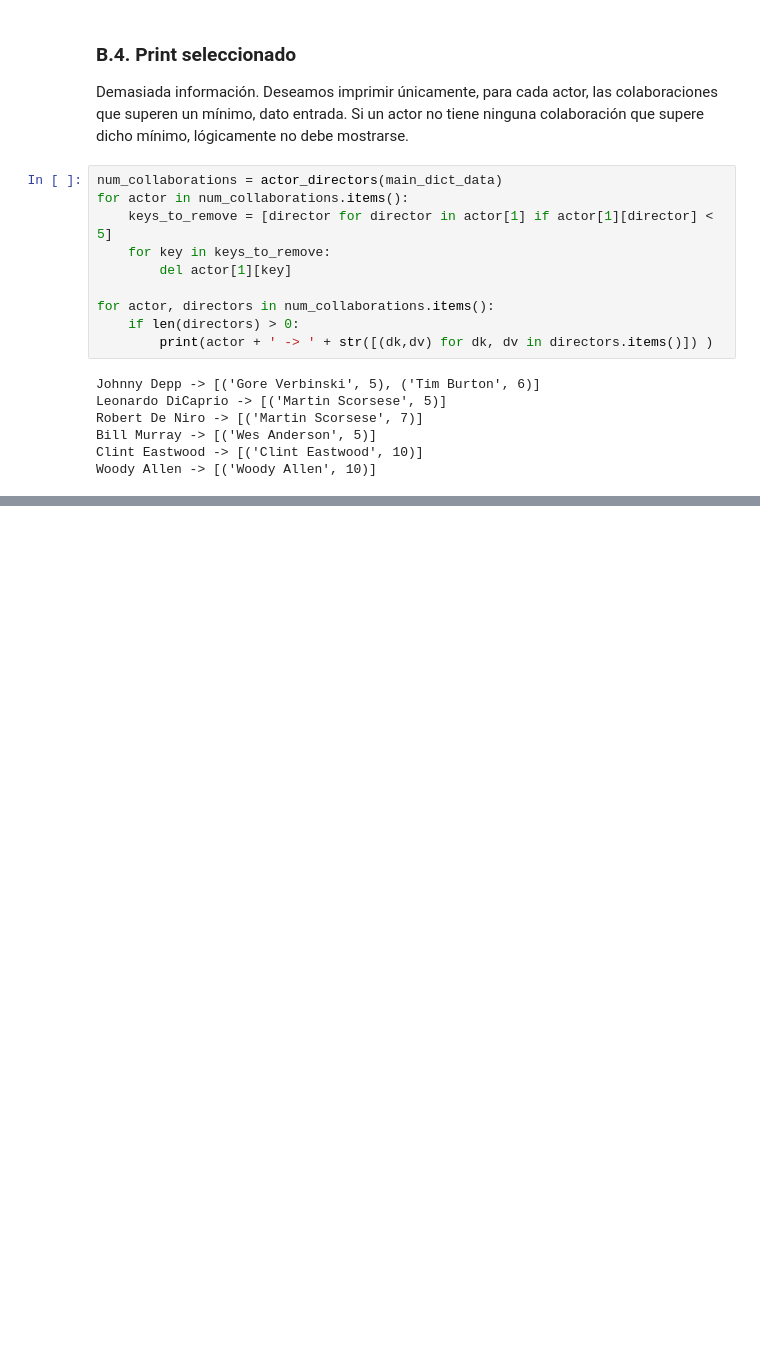
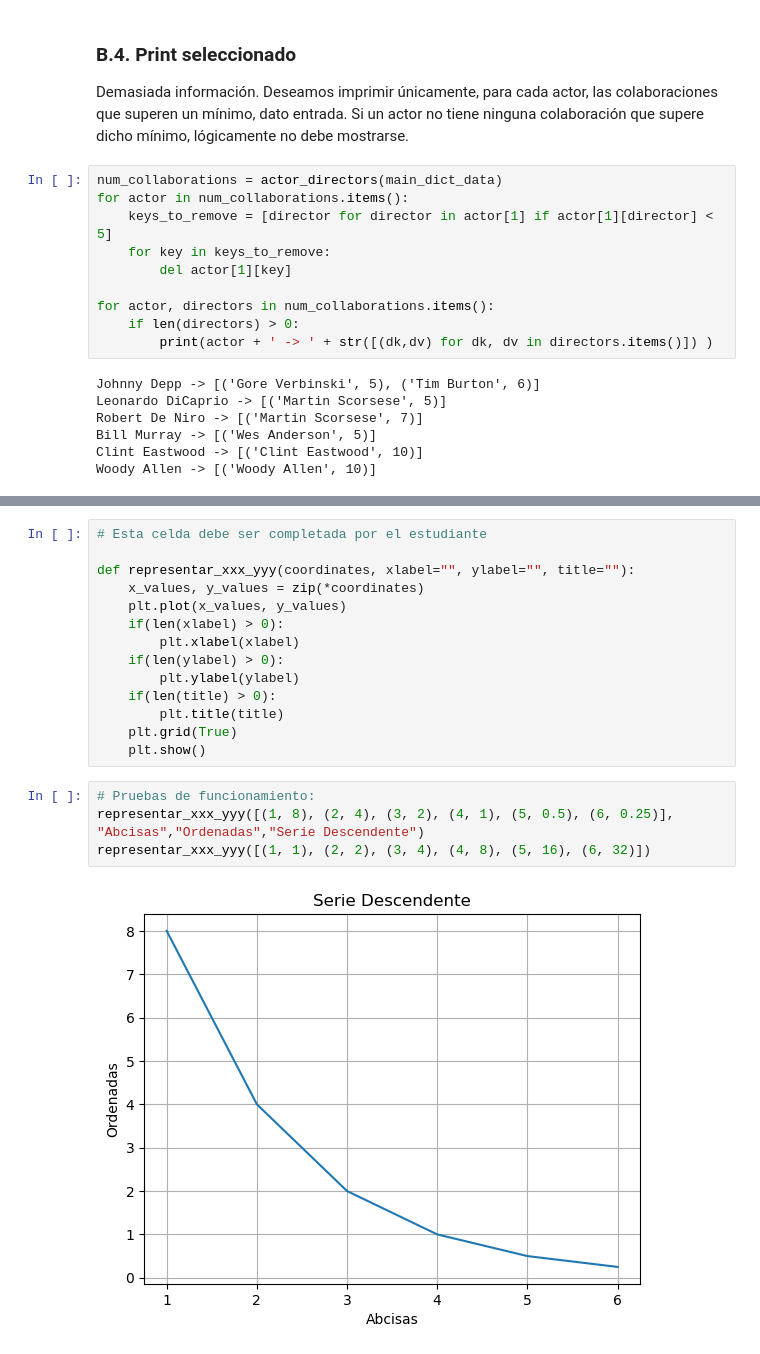
Before and after one commit to PabloPaezSheridan/FilmDataAnalysis, a Jupyter notebook: solution/film_analysis.ipynb, the cells around one changed output, grey strips where cells are left out. Cells and saved outputs as stored; diff of their text form; blank space fills up the shorter version.

```diff
--- a/solution/film_analysis.ipynb
+++ b/solution/film_analysis.ipynb
@@ -368,0 +380,20 @@ Woody Allen -> [('Woody Allen', 10)]
+# %%
+# Esta celda debe ser completada por el estudiante
+
+def representar_xxx_yyy(coordinates, xlabel="", ylabel="", title=""):
+    x_values, y_values = zip(*coordinates)
+    plt.plot(x_values, y_values)
+    if(len(xlabel) > 0):
+        plt.xlabel(xlabel)
+    if(len(ylabel) > 0):
+        plt.ylabel(ylabel)
+    if(len(title) > 0):
+        plt.title(title)
+    plt.grid(True)
+    plt.show()
+# %%
+# Pruebas de funcionamiento:
+representar_xxx_yyy([(1, 8), (2, 4), (3, 2), (4, 1), (5, 0.5), (6, 0.25)], "Abcisas","Ordenadas","Serie Descendente")
+representar_xxx_yyy([(1, 1), (2, 2), (3, 4), (4, 8), (5, 16), (6, 32)])
+# %% [output]
+[figure, added]
```
Also changed, not shown: parts of 6 cells of this notebook.
